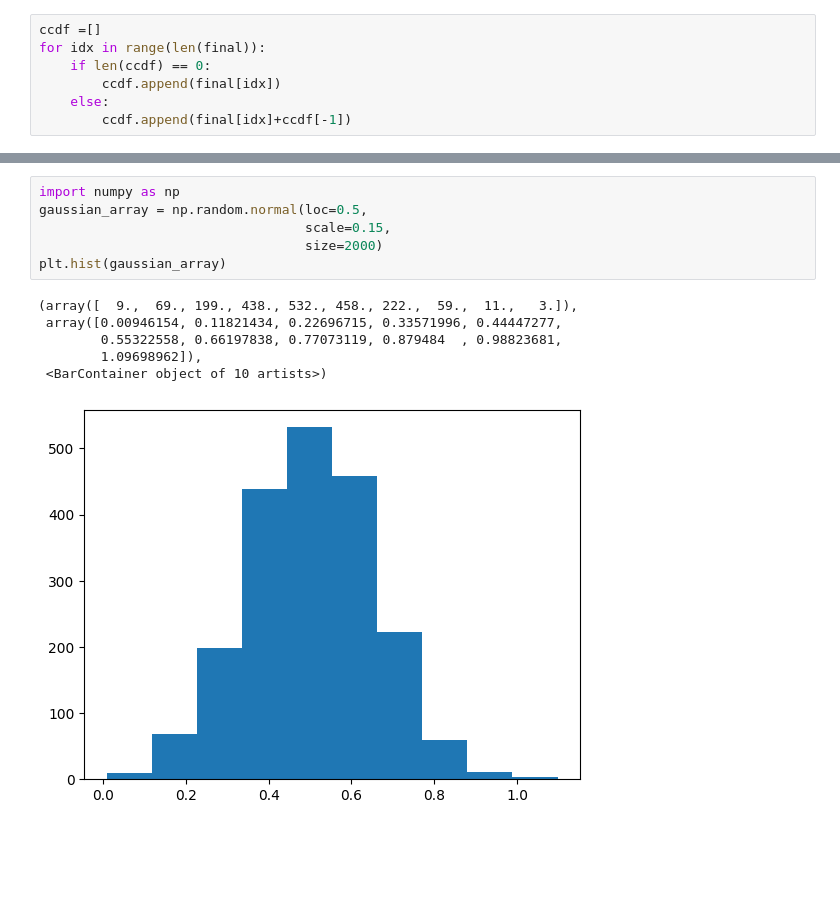
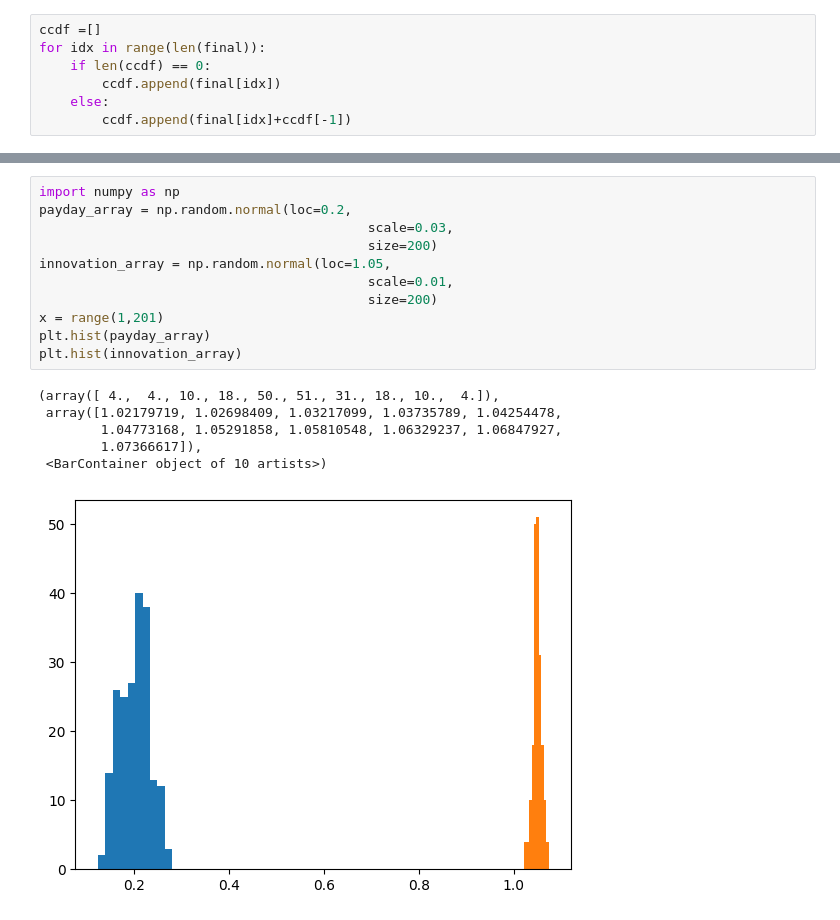
Before and after one commit to 4-Impact/inequality-simulator, a Jupyter notebook: DataAnalysis.ipynb, the cells around one changed output, grey strips where cells are left out. Cells and saved outputs as stored; diff of their text form; blank space fills up the shorter version.

```diff
--- a/DataAnalysis.ipynb
+++ b/DataAnalysis.ipynb
@@ -46,16 +144,21 @@ max(final)
 # %%
 import numpy as np
-gaussian_array = np.random.normal(loc=0.5,
-                                  scale=0.15,
-                                  size=2000)
-plt.hist(gaussian_array)
+payday_array = np.random.normal(loc=0.2,
+                                          scale=0.03,
+                                          size=200)
+innovation_array = np.random.normal(loc=1.05,
+                                          scale=0.01,
+                                          size=200)
+x = range(1,201)
+plt.hist(payday_array)
+plt.hist(innovation_array)
 # %% [output]
-(array([  9.,  69., 199., 438., 532., 458., 222.,  59.,  11.,   3.]),
- array([0.00946154, 0.11821434, 0.22696715, 0.33571996, 0.44447277,
-        0.55322558, 0.66197838, 0.77073119, 0.879484  , 0.98823681,
-        1.09698962]),
+(array([ 4.,  4., 10., 18., 50., 51., 31., 18., 10.,  4.]),
+ array([1.02179719, 1.02698409, 1.03217099, 1.03735789, 1.04254478,
+        1.04773168, 1.05291858, 1.05810548, 1.06329237, 1.06847927,
+        1.07366617]),
  <BarContainer object of 10 artists>)
-[figure, old version]
+[figure, new version]
 # %%
 from matplotlib.figure import Figure
 
```
Also changed, not shown: parts of 18 cells of this notebook, 5 other files.
